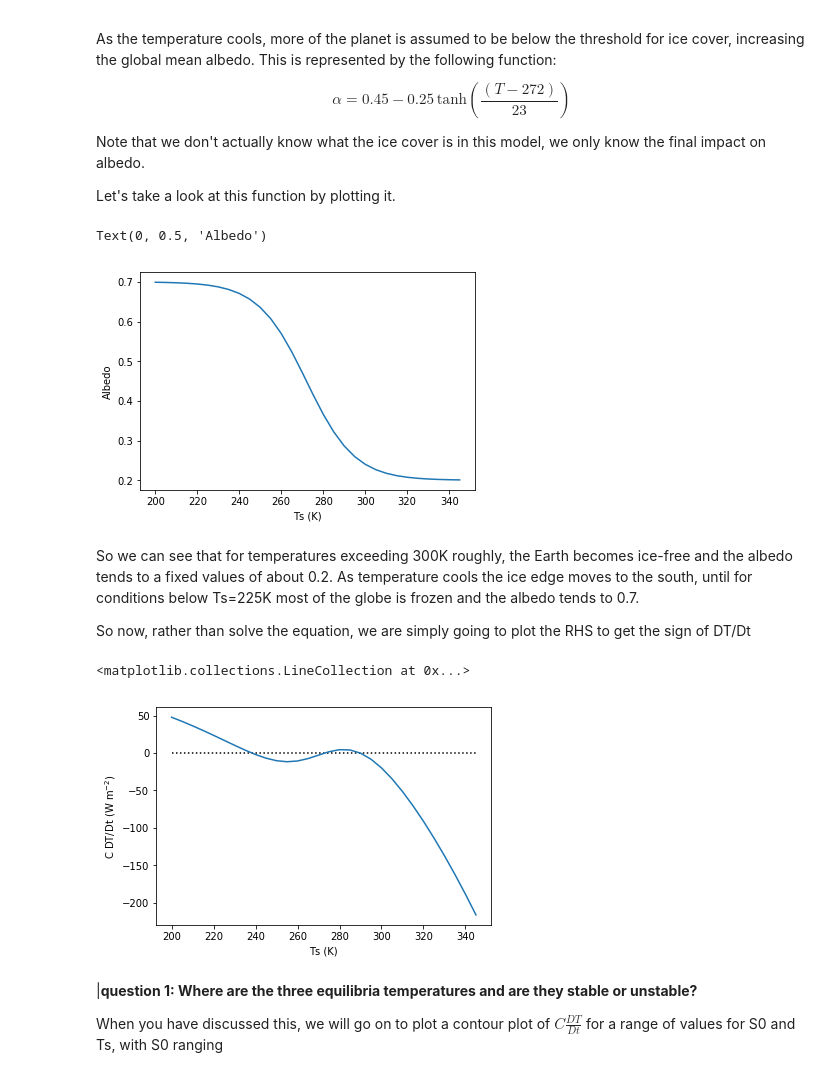
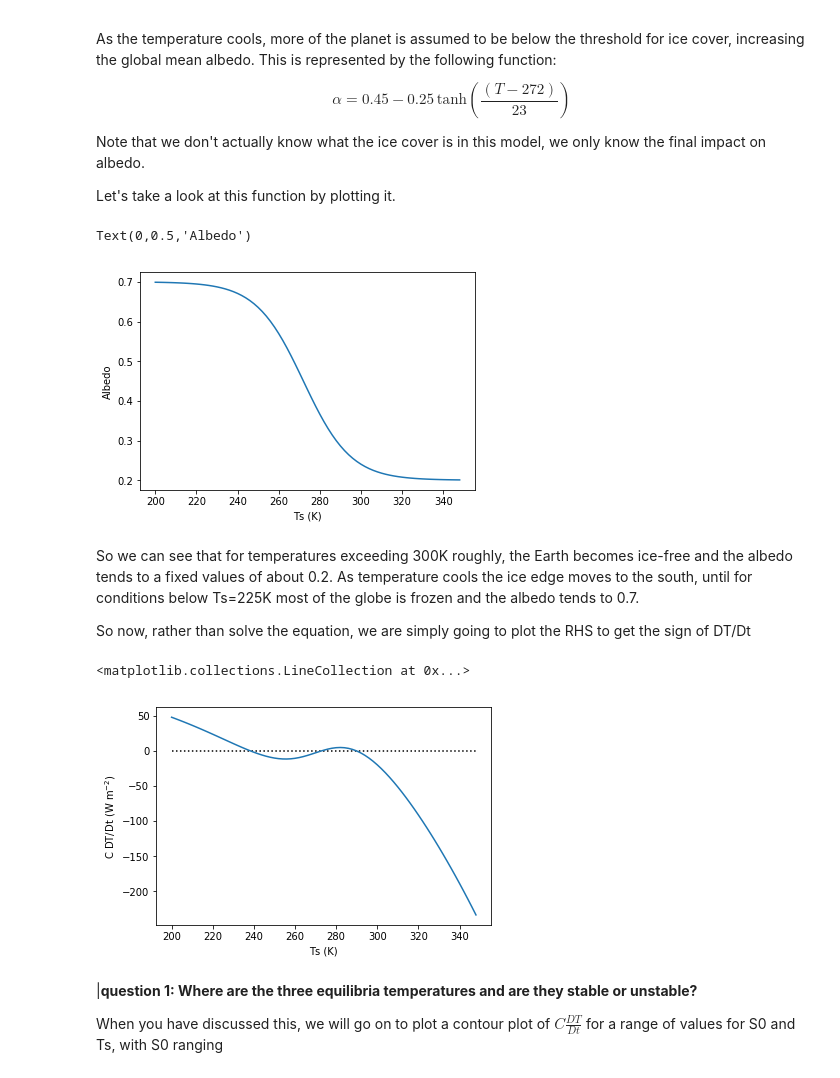
Before and after one commit to llvillanueva/TPA_DIPLOMA_LABS, a Jupyter notebook: ESM_0D_ICEVAPOR/EBM_0D_ice_water.ipynb, the cells around one changed output. Saved outputs shown, nothing was run; the diff lists cells and outputs as text; code cells hidden in the pictures.

```diff
--- a/ESM_0D_ICEVAPOR/EBM_0D_ice_water.ipynb
+++ b/ESM_0D_ICEVAPOR/EBM_0D_ice_water.ipynb
@@ -26,24 +26,24 @@ As the temperature cools, more of the planet is assumed to be below the threshol
 # %%
 import matplotlib.pyplot as plt
 import numpy as np
 
 # function to calculate alfa
 def alpha(T):
     """ function for albedo"""
     albedo=0.45-0.25*np.tanh((T-272)/23)
     return albedo
 
 # vector of surface temperatures
-Ts=np.arange(200,350,5)
+Ts=np.arange(200,350,2)
 
 # vector of albedos
 fig,ax=plt.subplots()
 ax.plot(Ts,alpha(Ts))
 ax.set_xlabel("Ts (K)")
 ax.set_ylabel("Albedo")
 # %% [output]
-Text(0, 0.5, 'Albedo')
+Text(0,0.5,'Albedo')
-[figure, old version]
+[figure, new version]
 # %% [markdown]
 So we can see that for temperatures exceeding 300K roughly, the Earth becomes ice-free and the albedo tends to a fixed values of about 0.2.  As temperature cools the ice edge moves to the south, until for conditions below Ts=225K most of the globe is frozen and the albedo tends to 0.7.
 
@@ -71,7 +71,7 @@ ax.set_ylabel("C DT/Dt (W m$^{-2}$)")
 ax.hlines(0,tmin,tmax,linestyles="dotted")
 # %% [output]
 <matplotlib.collections.LineCollection at 0x...>
-[figure, old version]
+[figure, new version]
 # %% [markdown]
 |**question 1: Where are the three equilibria temperatures and are they stable or unstable?**
 
```
Also changed, not shown: parts of 4 cells of this notebook.
